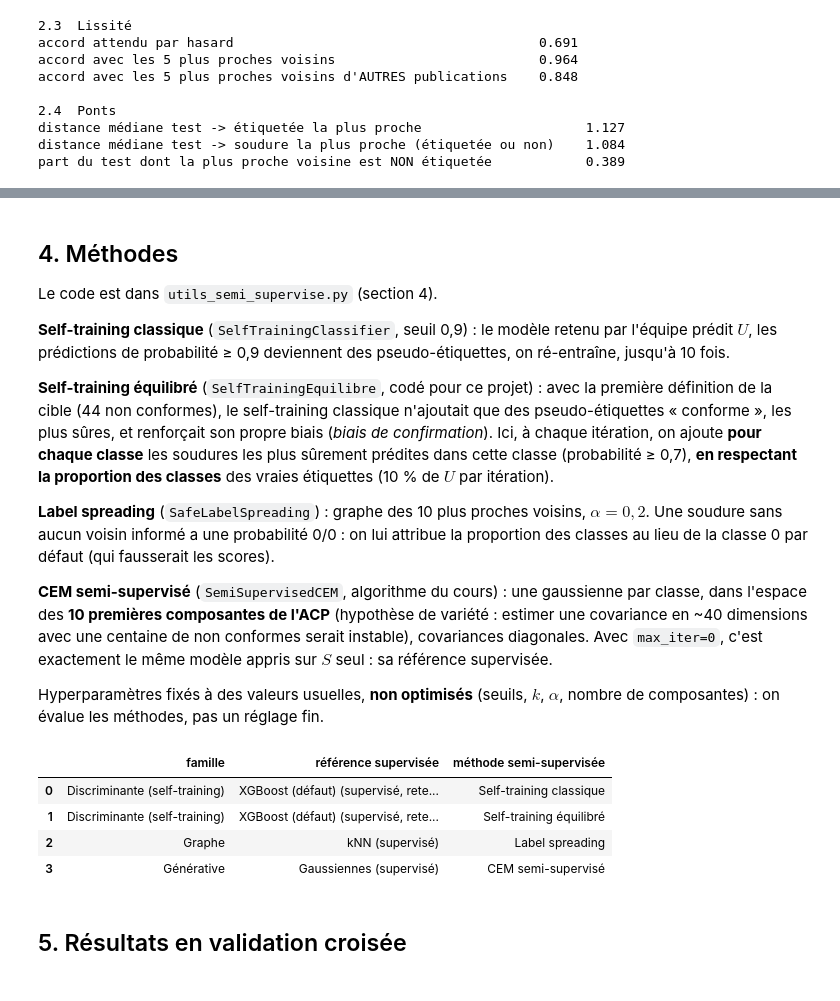
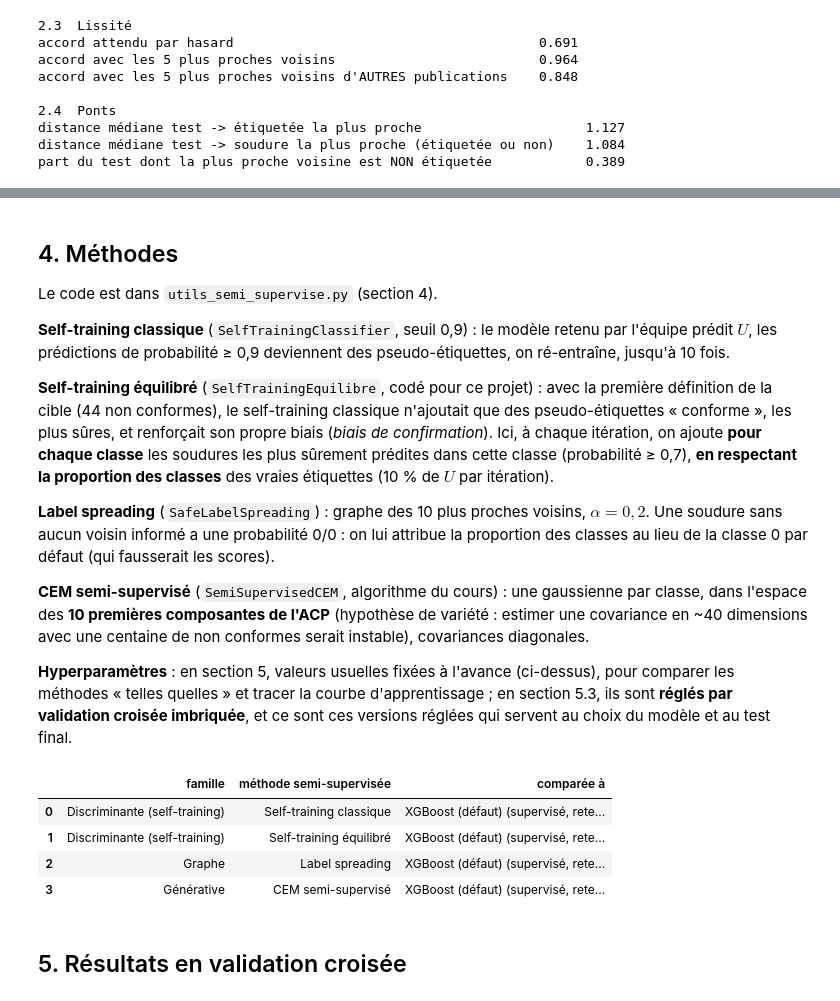
Before and after one commit to marilynehu25/Soudure-d-acier, a Jupyter notebook: 2. Analyses/6. Apprentissage semi-supervisé charpy.ipynb, the cells around one changed output, grey strips where cells are left out. Cells and saved outputs as stored; diff of their text form; code cells hidden in the pictures.

```diff
--- a/2. Analyses/6. Apprentissage semi-supervisé charpy.ipynb
+++ b/2. Analyses/6. Apprentissage semi-supervisé charpy.ipynb
@@ -187,19 +190,19 @@ Le code est dans `utils_semi_supervise.py` (section 4).
 
 **Label spreading** (`SafeLabelSpreading`) : graphe des 10 plus proches voisins, $\alpha = 0{,}2$. Une soudure sans aucun voisin informé a une probabilité 0/0 : on lui attribue la proportion des classes au lieu de la classe 0 par défaut (qui fausserait les scores).
 
-**CEM semi-supervisé** (`SemiSupervisedCEM`, algorithme du cours) : une gaussienne par classe, dans l'espace des **10 premières composantes de l'ACP** (hypothèse de variété : estimer une covariance en ~40 dimensions avec une centaine de non conformes serait instable), covariances diagonales. Avec `max_iter=0`, c'est exactement le même modèle appris sur $S$ seul : sa référence supervisée.
+**CEM semi-supervisé** (`SemiSupervisedCEM`, algorithme du cours) : une gaussienne par classe, dans l'espace des **10 premières composantes de l'ACP** (hypothèse de variété : estimer une covariance en ~40 dimensions avec une centaine de non conformes serait instable), covariances diagonales.
 
-Hyperparamètres fixés à des valeurs usuelles, **non optimisés** (seuils, $k$, $\alpha$, nombre de composantes) : on évalue les méthodes, pas un réglage fin.
+**Hyperparamètres** : en section 5, valeurs usuelles fixées à l'avance (ci-dessus), pour comparer les méthodes « telles quelles » et tracer la courbe d'apprentissage ; en section 5.3, ils sont **réglés par validation croisée imbriquée**, et ce sont ces versions réglées qui servent au choix du modèle et au test final.
 # %%
 methodes, paires = ssl.methodes_classification(modele_ref, NOM_REF, n_voisins=10, n_composantes=10)
 NOM_REF_LONG = paires[0][1]
-pd.DataFrame(paires, columns=["famille", "référence supervisée", "méthode semi-supervisée"])
+pd.DataFrame([(f, s_) for f, _, s_ in paires], columns=["famille", "méthode semi-supervisée"]).assign(**{"comparée à": NOM_REF_LONG})
 # %% [output]
-|  | famille | référence supervisée | méthode semi-supervisée |
-| 0 | Discriminante (self-training) | XGBoost (défaut) (supervisé, rete... | Self-training classique |
-| 1 | Discriminante (self-training) | XGBoost (défaut) (supervisé, rete... | Self-training équilibré |
-| 2 | Graphe | kNN (supervisé) | Label spreading |
-| 3 | Générative | Gaussiennes (supervisé) | CEM semi-supervisé |
+|  | famille | méthode semi-supervisée | comparée à |
+| 0 | Discriminante (self-training) | Self-training classique | XGBoost (défaut) (supervisé, rete... |
+| 1 | Discriminante (self-training) | Self-training équilibré | XGBoost (défaut) (supervisé, rete... |
+| 2 | Graphe | Label spreading | XGBoost (défaut) (supervisé, rete... |
+| 3 | Générative | CEM semi-supervisé | XGBoost (défaut) (supervisé, rete... |
 # %% [markdown]
 ## 5. Résultats en validation croisée
 # %%
```
Also changed, not shown: parts of 27 cells of this notebook, 19 other files.
